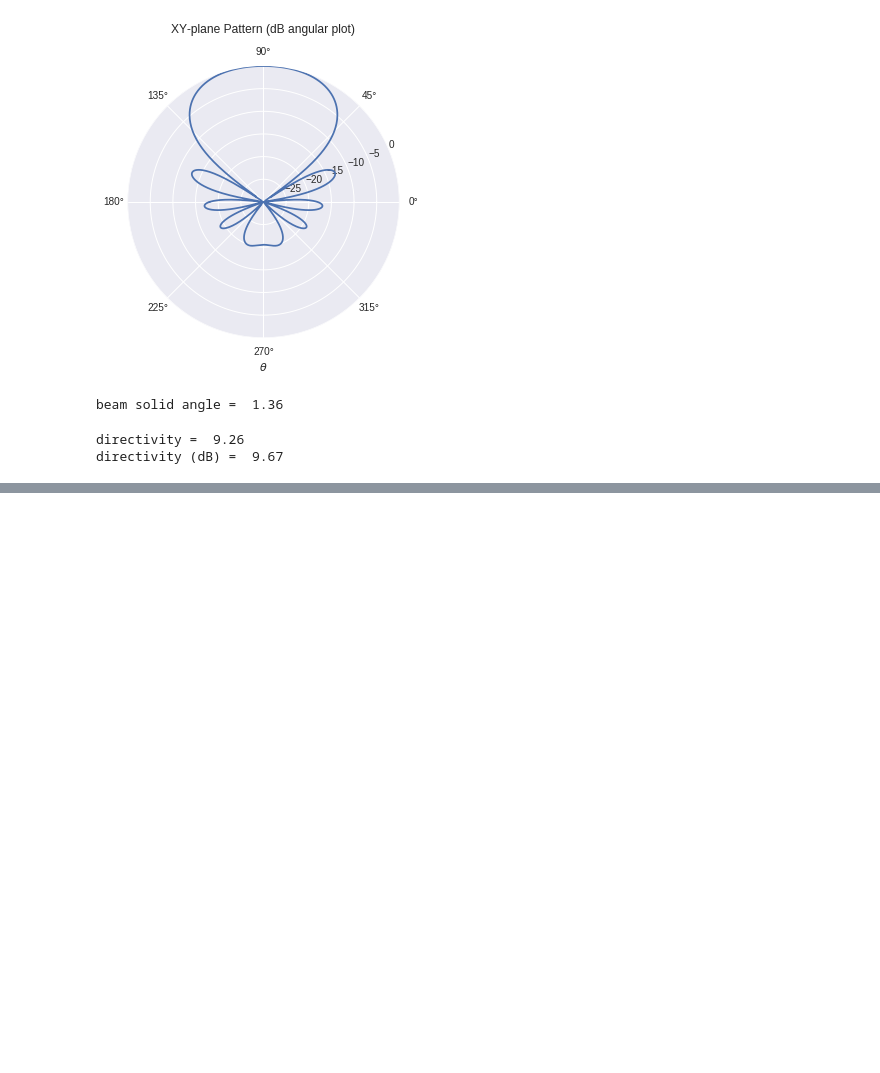
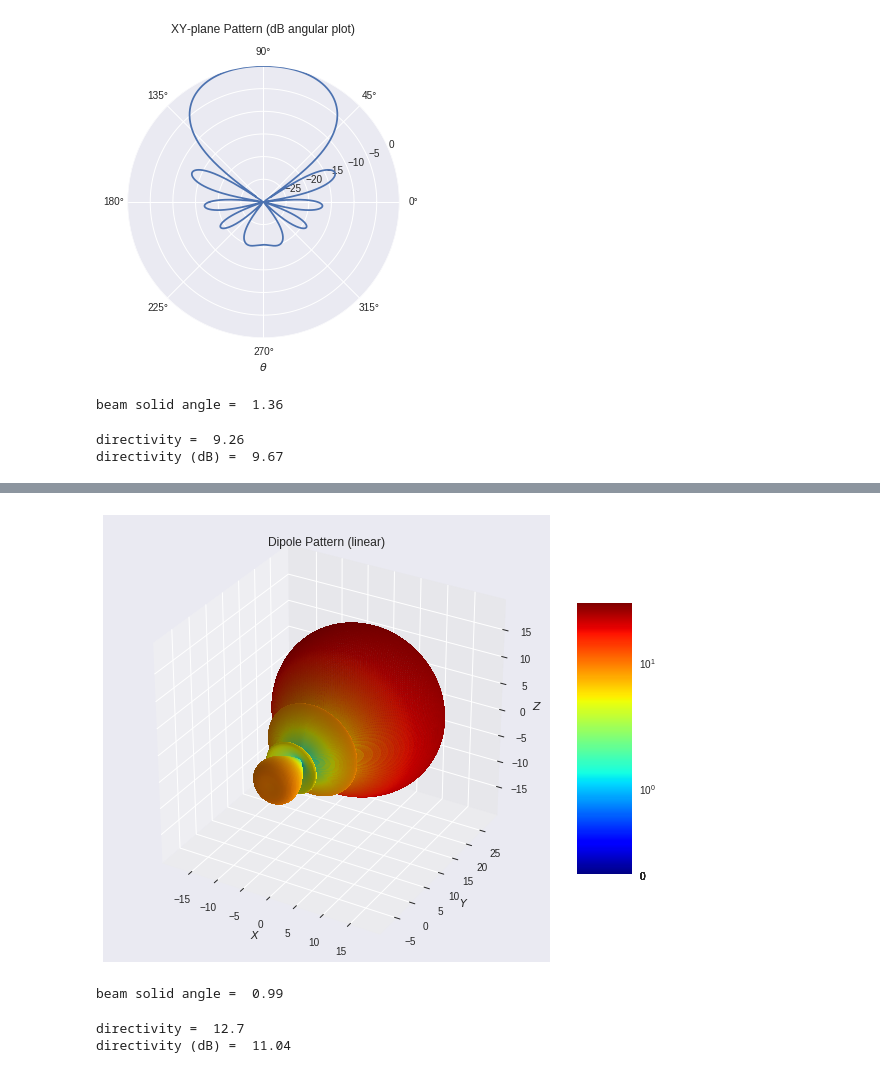
Before and after one commit to Zhaoxin-Hu/ECE222A, a Jupyter notebook: Homework_4.ipynb, the cells around one changed output, grey strips where cells are left out. Drawn from its saved outputs; the diff is of its cells as text; code cells hidden in the pictures; blank space fills up the shorter version.

```diff
--- a/Homework_4.ipynb
+++ b/Homework_4.ipynb
@@ -135,0 +215,51 @@ directivity (dB) =  9.67
+# %%
+R = 10*np.log10(P_n(theta2d, phi2d))
+limit = -30
+R[R<limit] = limit
+R = R-limit
+X = R*np.sin(theta2d)*np.cos(phi2d)
+Y = R*np.sin(theta2d)*np.sin(phi2d)
+Z = R*np.cos(theta2d)
+# %%
+norm=matplotlib.colors.SymLogNorm(1,vmin=R.min(),vmax=R.max())
+colors=plt.cm.jet(norm(R)) # could use another colormap
+# %%
+fig = plt.figure(figsize = (10,10))
+ax = plt.axes(projection='3d')
+ax.plot_surface(X, Y, Z, rstride=1, cstride=1, alpha = 0.5, facecolors=colors, linewidth=0, antialiased=False)
+
+# set equal aspect ratio
+ax.set_aspect('equal')
+max_range = np.array([X.max()-X.min(), Y.max()-Y.min(), Z.max()-Z.min()]).max() / 2.0
+mid_x = (X.max()+X.min()) * 0.5
+mid_y = (Y.max()+Y.min()) * 0.5
+mid_z = (Z.max()+Z.min()) * 0.5
+ax.set_xlim(mid_x - max_range, mid_x + max_range)
+ax.set_ylim(mid_y - max_range, mid_y + max_range)
+ax.set_zlim(mid_z - max_range, mid_z + max_range)
+
+# set colorbar according to pattern
+sm = plt.cm.ScalarMappable(cmap=plt.cm.jet, norm=norm) # could use another colormap
+sm.set_array(R-30)
+fig.colorbar(sm, shrink=0.5, aspect=5)
+
+ax.set_xlabel(r'$X$')
+ax.set_ylabel(r'$Y$')
+ax.set_zlabel(r'$Z$')
+ax.set_title('Dipole Pattern (linear)')
+plt.show()
+# %% [output]
+[figure, added]
+# %%
+beam_solid_angle = integrate.dblquad(integrand, 0, 2*np.pi, 0, np.pi)[0]
+print('beam solid angle = ', round(beam_solid_angle,2))
+# %% [output]
+beam solid angle =  0.99
+# %%
+D = 4*np.pi/beam_solid_angle
+D_dB = 10*np.log10(D)
+print('directivity = ', round(D,2))
+print('directivity (dB) = ', round(D_dB,2))
+# %% [output]
+directivity =  12.7
+directivity (dB) =  11.04
```
Also changed, not shown: parts of 7 cells of this notebook.
